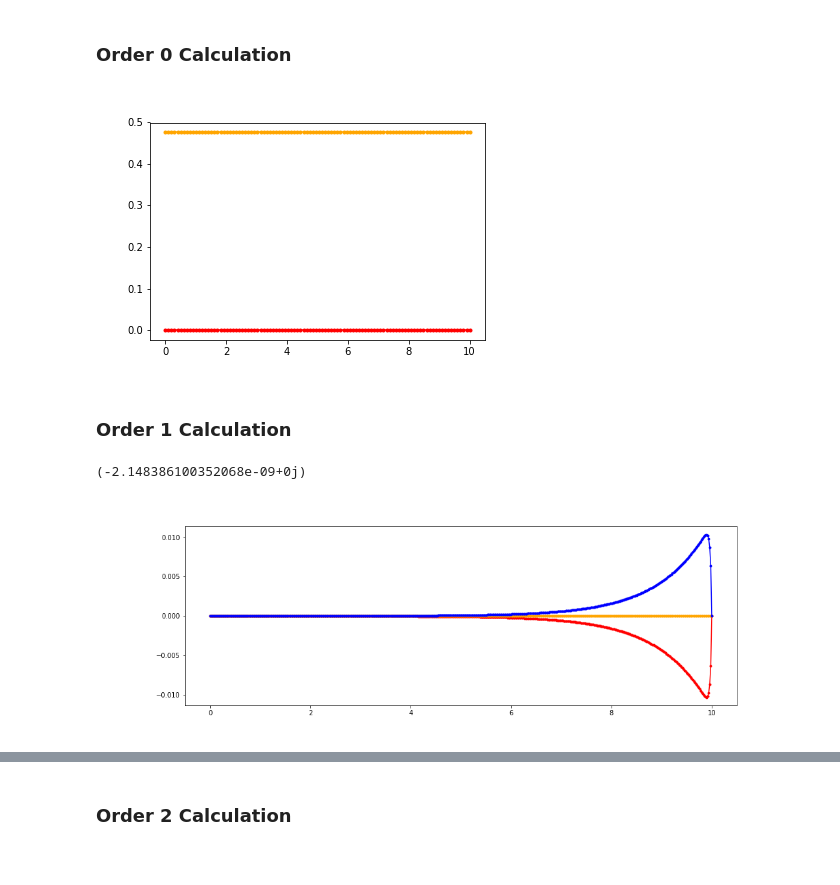
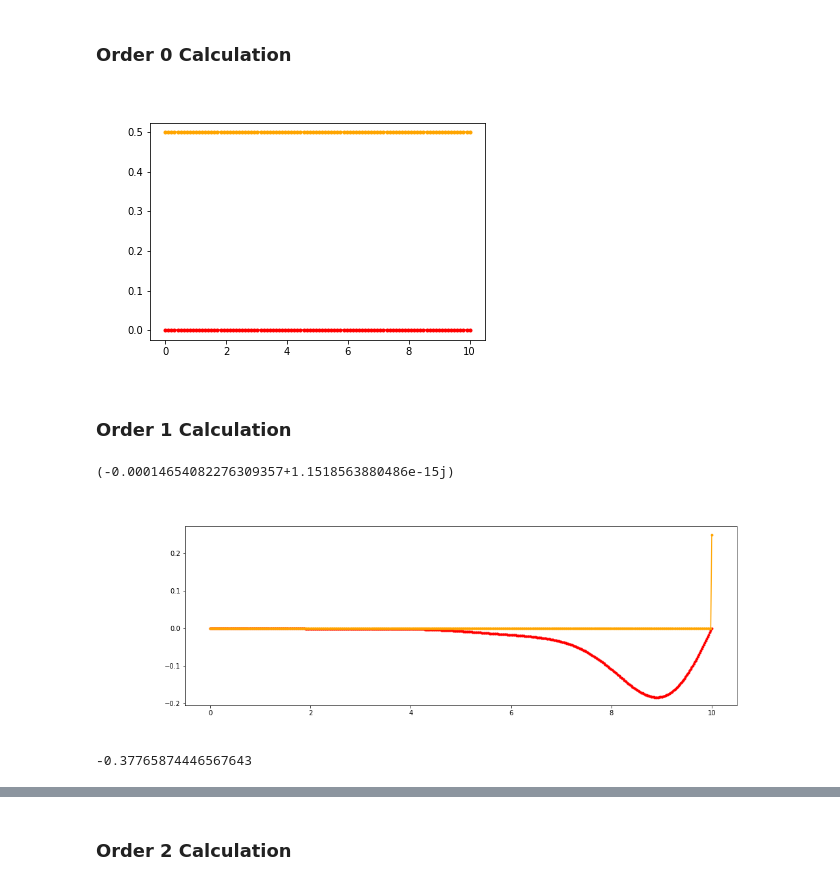
Before and after one commit to macekmar/keldy, a Jupyter notebook: notebooks/Keldy-Impurity-OneBand-Plasma.ipynb, the cells around one changed output, grey strips where cells are left out. Drawn from its saved outputs; the diff is of its cells as text; code cells hidden in the pictures.

```diff
--- a/notebooks/Keldy-Impurity-OneBand-Plasma.ipynb
+++ b/notebooks/Keldy-Impurity-OneBand-Plasma.ipynb
@@ -50,12 +50,13 @@ import keldy.impurity_oneband_module as k_imp
 ## Model g0
 # %%
 anderson_param = {
-    "beta": 0.1,
+    "beta": 10000.0,
     "bias_V" : 0.0,
-    "eps_d": 1.0,
-    "Gamma": 0.5,
-    "time_max": +10.0,
-    "nr_time_points_gf": 5000
+    "eps_d": -0.0,
+    "Gamma": 0.25,
+    "time_max": +500.0,
+    "nr_time_points_gf": 10000,
+    "bath_type": "semicircle"
 }
 # %%
 g0 = k_imp.G0Model(**anderson_param)
@@ -115,7 +143,7 @@ operator()(keldy::impurity_oneband::gf_index_t a, keldy::impurity_oneband::gf_in
 ## Wick
 # %%
 kp_ext_1 =  k_imp.GfIndexT(10.0, 0, 0)
-kp_ext_2 =  k_imp.GfIndexT(10.0, 0, 0)
+kp_ext_2 =  k_imp.GfIndexT(10.0, 0, 1)
 
 my_integrand =  k_imp.IntegrandGT1t2Direct(g0K, kp_ext_1, kp_ext_2)
 # %% [markdown]
@@ -130,13 +158,13 @@ plt.plot(t, g_order0.real, marker='o', markersize=3, color='red')
 plt.plot(t, g_order0.imag, marker='o', markersize=3, color='orange')
 plt.show()
 # %% [output]
-[figure, old version]
+[figure, new version]
 # %% [markdown]
 ### Order 1 Calculation
 # %%
 my_integrand([0.00])
 # %% [output]
-(-2.148386100352068e-09+0j)
+(-0.00014654082276309357+1.1518563880486e-15j)
 # %%
 t = np.linspace(0.0,10.0,500)
 t_list = [list([t0]) for t0 in t]
@@ -144,15 +172,20 @@ g_order1 = np.array(map(my_integrand, t_list))
 # %%
 fig = plt.figure(figsize=(15,5))
 ax0 = plt.subplot(1,1,1)
 ax0.plot(t, g_order1.real, marker='o', markersize=3, color='red')
 ax0.plot(t, g_order1.imag, marker='o', markersize=3, color='orange')
-ax0.plot(t, np.abs(g_order1), marker='o', markersize=3, color='blue')
+# ax0.plot(t, np.abs(g_order1), marker='o', markersize=3, color='blue')
 
 
 # ax1.set_yscale('log')
 plt.show()
 # %% [output]
-[figure, old version]
+[figure, new version]
+# %%
+result_sp = sp.integrate.romberg(lambda x: my_integrand([x]).real, 0, 10)
+print(result_sp)
+# %% [output]
+-0.37765874446567643
 # %%
 t_max = 10.0
 
```
Also changed, not shown: parts of 22 cells of this notebook, 9 other files.
